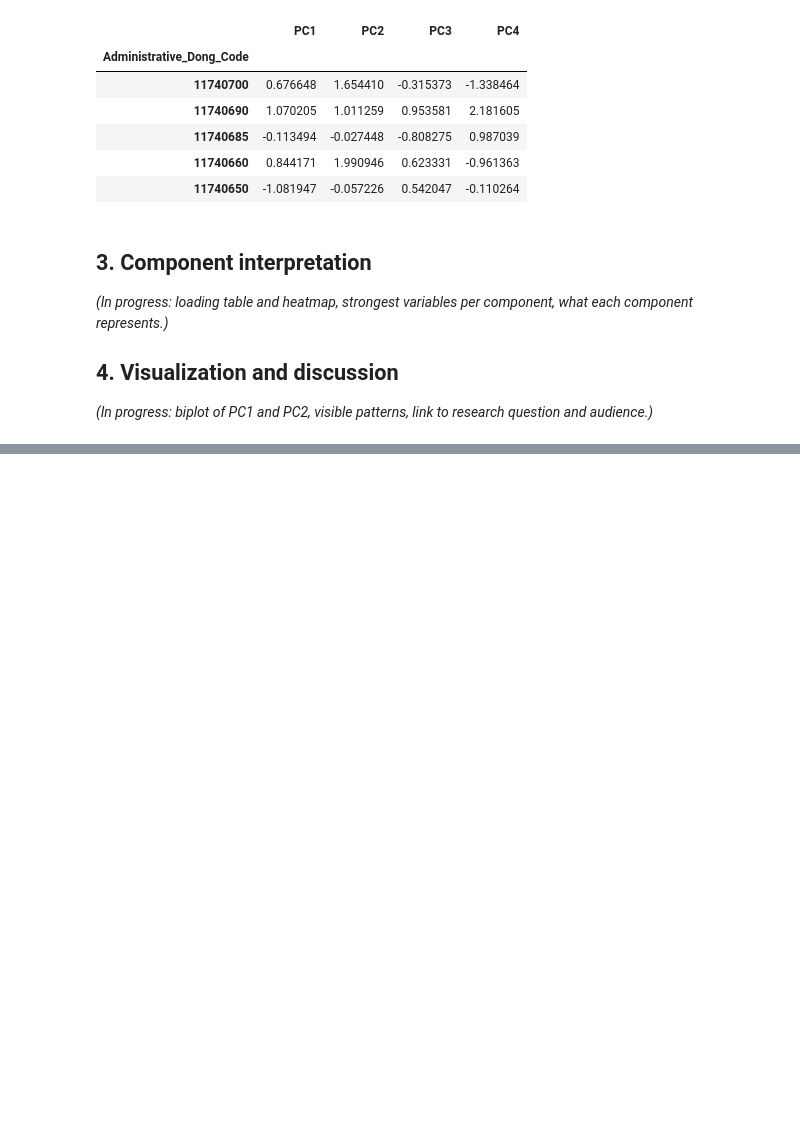
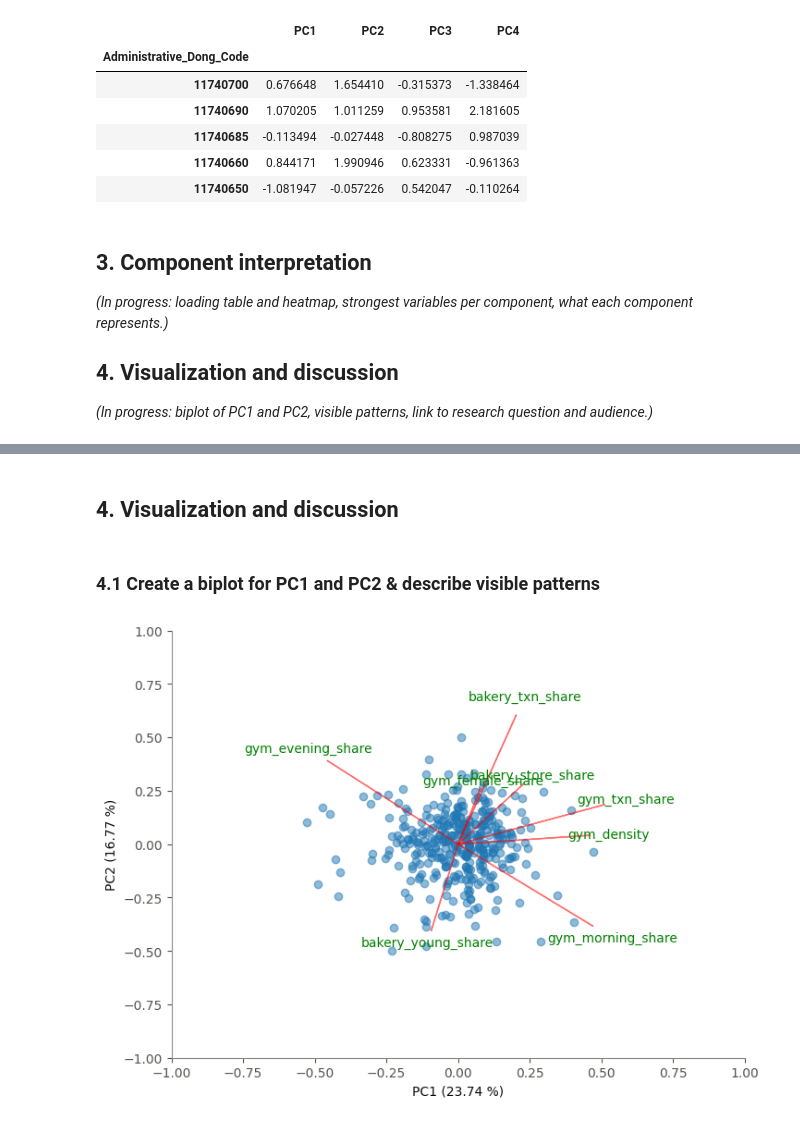
Before and after one commit to Aka-Santi/do-you-even-loaf, a Jupyter notebook: notebooks/02_pca.ipynb, the cells around one changed output, grey strips where cells are left out. Cells and saved outputs as stored; diff of their text form; code cells hidden in the pictures; blank space fills up the shorter version.

```diff
--- a/notebooks/02_pca.ipynb
+++ b/notebooks/02_pca.ipynb
@@ -273,0 +363,37 @@ Saved: ../data/processed/pca_loadings.csv (8, 4)
+# %% [markdown]
+## 4. Visualization and discussion
+# %% [markdown]
+### 4.1 Create a biplot for PC1 and PC2 & describe visible patterns
+# %%
+# biplot: https://sukhbinder.wordpress.com/2015/08/05/biplot-with-python/
+def biplot(score, coeff, pcax, pcay, labels=None):
+  pca1 = pcax - 1
+  pca2 = pcay - 1
+
+  xs = score[:,pca1]
+  ys = score[:,pca2]
+
+  scalex = 1.0/(xs.max()- xs.min())
+  scaley = 1.0/(ys.max()- ys.min())
+
+  plt.figure(figsize=(8, 6))
+  plt.scatter(xs*scalex, ys*scaley, alpha = 0.5)
+
+  n = coeff.shape[0]
+  for i in range(n):
+    plt.arrow(0, 0, coeff[i,pca1], coeff[i,pca2],color='r',alpha=0.5)
+    if labels is None:
+      plt.text(coeff[i,pca1]* 1.15, coeff[i,pca2] * 1.15, "Var"+str(i+1), color='g', ha='center', va='center')
+    else:
+      plt.text(coeff[i,pca1]* 1.15, coeff[i,pca2] * 1.15, labels[i], color='g', ha='center', va='center')
+  plt.xlim(-1,1)
+  plt.ylim(-1,1)
+
+  plt.xlabel(f"PC{pcax} ({pca.explained_variance_ratio_[pca1]*100:.2f} %)")
+  plt.ylabel(f"PC{pcay} ({pca.explained_variance_ratio_[pca2]*100:.2f} %)")
+  plt.grid()
+# %%
+scores = pca.transform(X_std)
+biplot(scores, pca.components_.T, 1, 2, labels=PCA_VARS)
+# %% [output]
+[figure, added]
```
Also changed, not shown: parts of 14 cells of this notebook, 7 other files.
